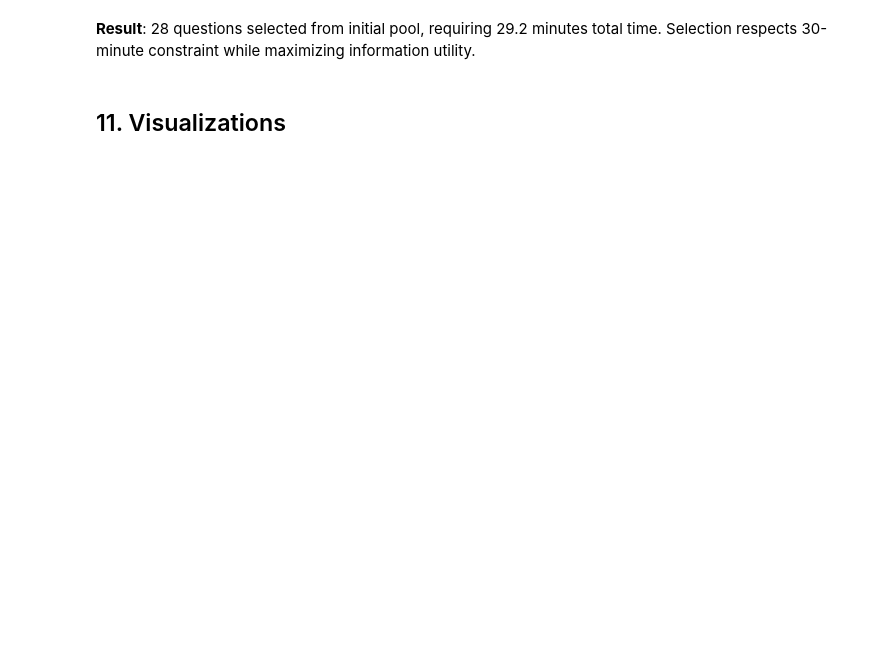
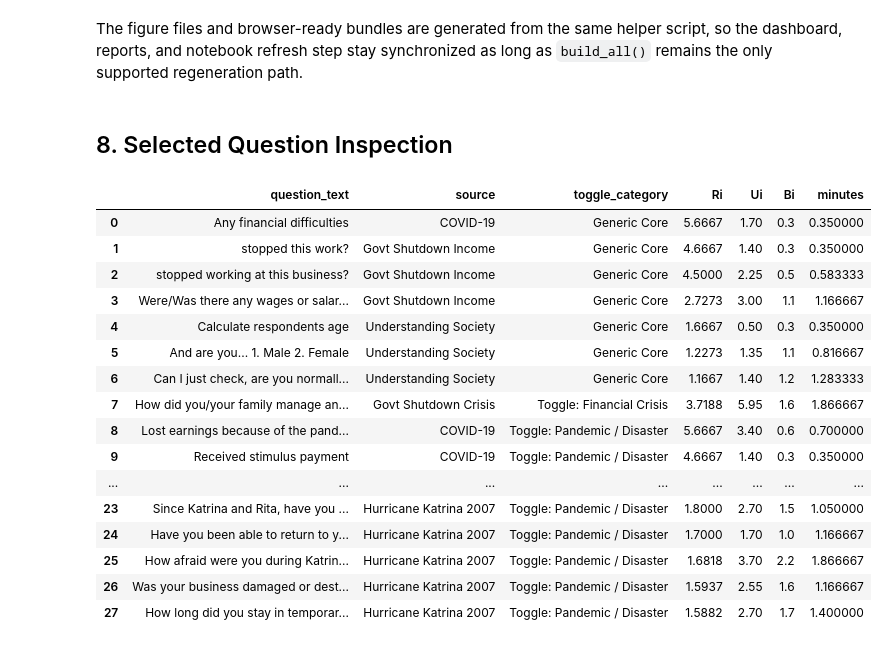
Before and after one commit to namo507/Team-PSID, a Jupyter notebook: PSID_NLP_Crisis_Module_Final.ipynb, the cells around one changed output. Cells and saved outputs as stored; diff of their text form; code cells hidden in the pictures; blank space fills up the shorter version.

```diff
--- a/PSID_NLP_Crisis_Module_Final.ipynb
+++ b/PSID_NLP_Crisis_Module_Final.ipynb
@@ -538,25 +300,37 @@ for idx, (_, row) in enumerate(df_selected.head(10).iterrows(), 1):
 # %% [markdown]
-**Result**: 28 questions selected from initial pool, requiring 29.2 minutes total time. Selection respects 30-minute constraint while maximizing information utility.
+The figure files and browser-ready bundles are generated from the same helper script, so the dashboard, reports, and notebook refresh step stay synchronized as long as `build_all()` remains the only supported regeneration path.
 # %% [markdown]
-## 11. Visualizations
+## 8. Selected Question Inspection
 # %%
-# Visualization 1: Top 20 Questions by Ri
-fig, ax = plt.subplots(figsize=(12, 8))
-
-top_20 = df.nlargest(20, 'Ri').sort_values('Ri', ascending=True)
-colors = plt.cm.RdYlGn(top_20['Ri'] / top_20['Ri'].max())
-
-ax.barh(range(len(top_20)), top_20['Ri'].values, color=colors)
-ax.set_yticks(range(len(top_20)))
-ax.set_yticklabels([f"{qid}\n{q[:40]}..."
-                     for qid, q in zip(top_20['Q_ID'], top_20['Question'])])
-ax.set_xlabel('Ri (Utility/Burden Ratio)', fontsize=12, fontweight='bold')
-ax.set_title('Top 20 Questions by Information Utility-to-Burden Ratio',
-             fontsize=14, fontweight='bold')
-ax.grid(axis='x', alpha=0.3)
-
-plt.tight_layout()
-plt.show()
-
-print("✓ Visualization 1 complete: Top 20 Ri scores")
+selected_df[
+    [
+        "question_text",
+        "source",
+        "toggle_category",
+        "Ri",
+        "Ui",
+        "Bi",
+        "minutes",
+    ]
+]\
+    .sort_values(["toggle_category", "Ri"], ascending=[True, False])\
+    .reset_index(drop=True)
+# %% [output]
+|  | question_text | source | toggle_category | Ri | Ui | Bi | minutes |
+| 0 | Any financial difficulties | COVID-19 | Generic Core | 5.6667 | 1.70 | 0.3 | 0.350000 |
+| 1 | stopped this work? | Govt Shutdown Income | Generic Core | 4.6667 | 1.40 | 0.3 | 0.350000 |
+| 2 | stopped working at this business? | Govt Shutdown Income | Generic Core | 4.5000 | 2.25 | 0.5 | 0.583333 |
+| 3 | Were/Was there any wages or salar... | Govt Shutdown Income | Generic Core | 2.7273 | 3.00 | 1.1 | 1.166667 |
+| 4 | Calculate respondents age | Understanding Society | Generic Core | 1.6667 | 0.50 | 0.3 | 0.350000 |
+| 5 | And are you... 1. Male 2. Female | Understanding Society | Generic Core | 1.2273 | 1.35 | 1.1 | 0.816667 |
+| 6 | Can I just check, are you normall... | Understanding Society | Generic Core | 1.1667 | 1.40 | 1.2 | 1.283333 |
+| 7 | How did you/your family manage an... | Govt Shutdown Crisis | Toggle: Financial Crisis | 3.7188 | 5.95 | 1.6 | 1.866667 |
+| 8 | Lost earnings because of the pand... | COVID-19 | Toggle: Pandemic / Disaster | 5.6667 | 3.40 | 0.6 | 0.700000 |
+| 9 | Received stimulus payment | COVID-19 | Toggle: Pandemic / Disaster | 4.6667 | 1.40 | 0.3 | 0.350000 |
+| ... | ... | ... | ... | ... | ... | ... | ... |
+| 23 | Since Katrina and Rita, have you ... | Hurricane Katrina 2007 | Toggle: Pandemic / Disaster | 1.8000 | 2.70 | 1.5 | 1.050000 |
+| 24 | Have you been able to return to y... | Hurricane Katrina 2007 | Toggle: Pandemic / Disaster | 1.7000 | 1.70 | 1.0 | 1.166667 |
+| 25 | How afraid were you during Katrin... | Hurricane Katrina 2007 | Toggle: Pandemic / Disaster | 1.6818 | 3.70 | 2.2 | 1.866667 |
+| 26 | Was your business damaged or dest... | Hurricane Katrina 2007 | Toggle: Pandemic / Disaster | 1.5937 | 2.55 | 1.6 | 1.166667 |
+| 27 | How long did you stay in temporar... | Hurricane Katrina 2007 | Toggle: Pandemic / Disaster | 1.5882 | 2.70 | 1.7 | 1.400000 |
 # %%
```
Also changed, not shown: parts of 31 cells of this notebook, 17 other files.
